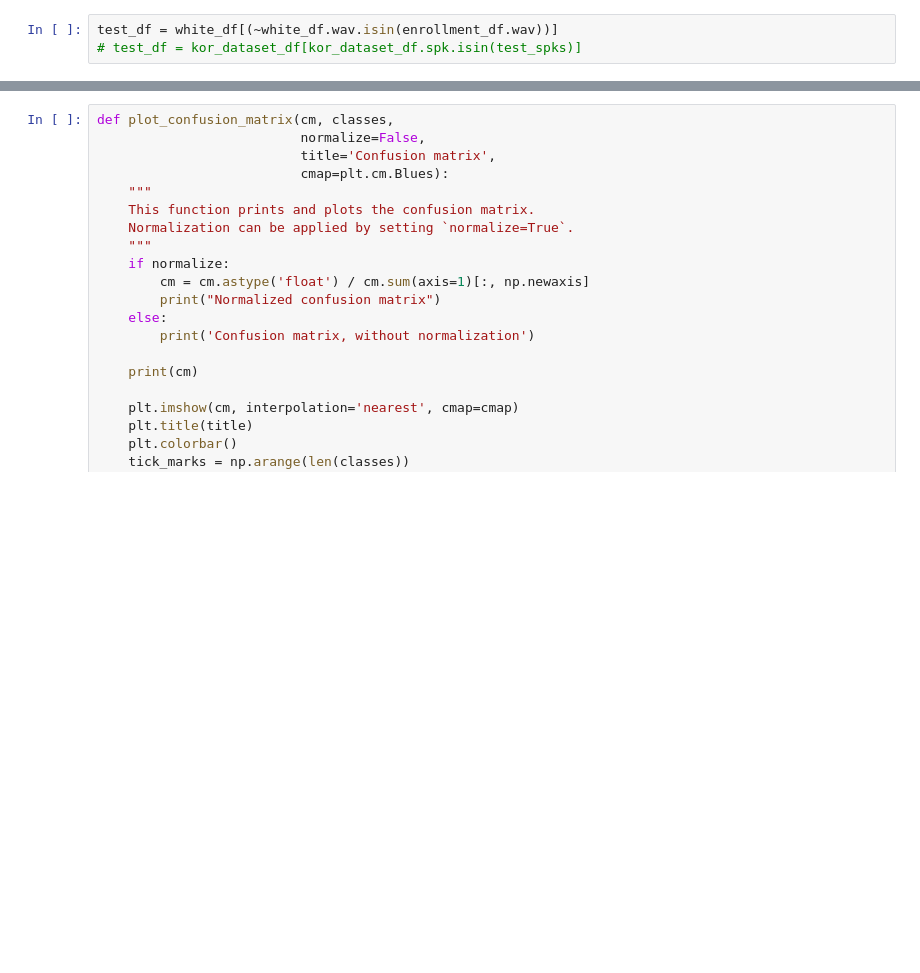
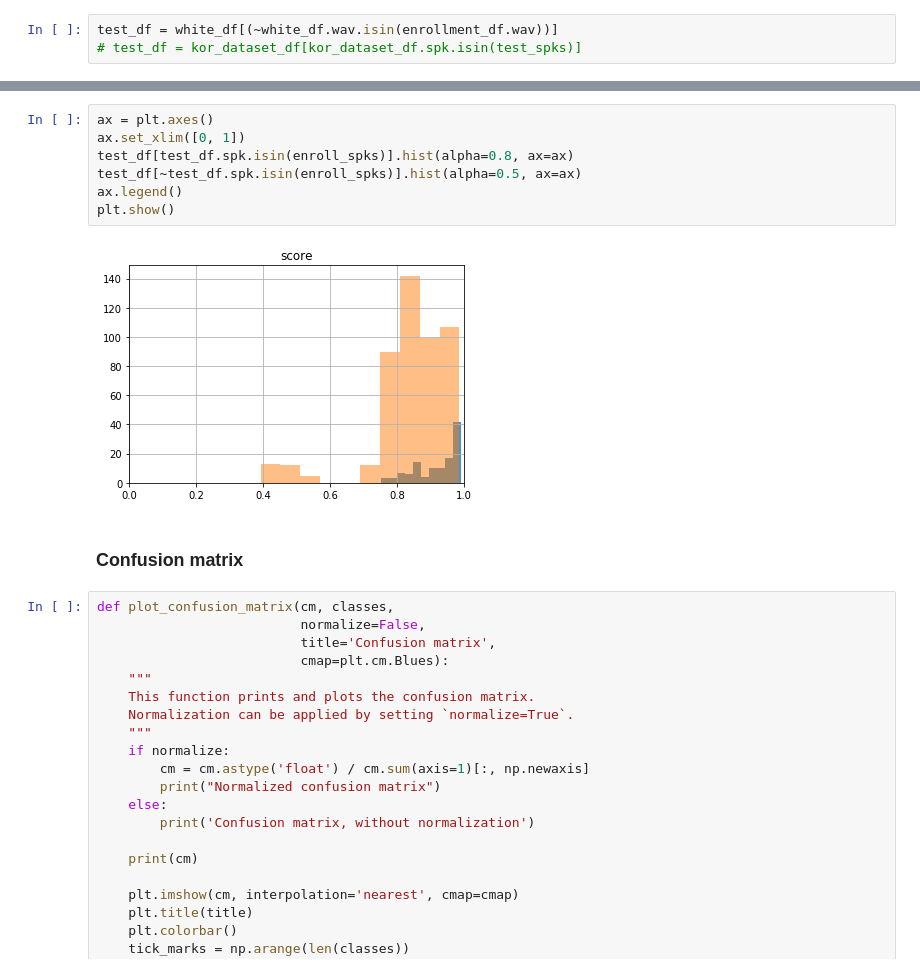
Before and after one commit to muncok/ASV_Experiments, a Jupyter notebook: sv_live_demo/SV_LIVE_DEMO.ipynb, the cells around one changed output, grey strips where cells are left out. Cells and saved outputs as stored; diff of their text form; blank space fills up the shorter version.

```diff
--- a/sv_live_demo/SV_LIVE_DEMO.ipynb
+++ b/sv_live_demo/SV_LIVE_DEMO.ipynb
@@ -303,3 +342,14 @@ b = test_df[~test_df.spk.isin(enroll_spks)]
+# %%
+ax = plt.axes()
+ax.set_xlim([0, 1])
+test_df[test_df.spk.isin(enroll_spks)].hist(alpha=0.8, ax=ax)
+test_df[~test_df.spk.isin(enroll_spks)].hist(alpha=0.5, ax=ax)
+ax.legend()
+plt.show()
+# %% [output]
+[figure, added]
+# %% [markdown]
+### Confusion matrix
 # %%
 def plot_confusion_matrix(cm, classes,
                           normalize=False,
```
Also changed, not shown: parts of 66 cells of this notebook, 20 other files.
